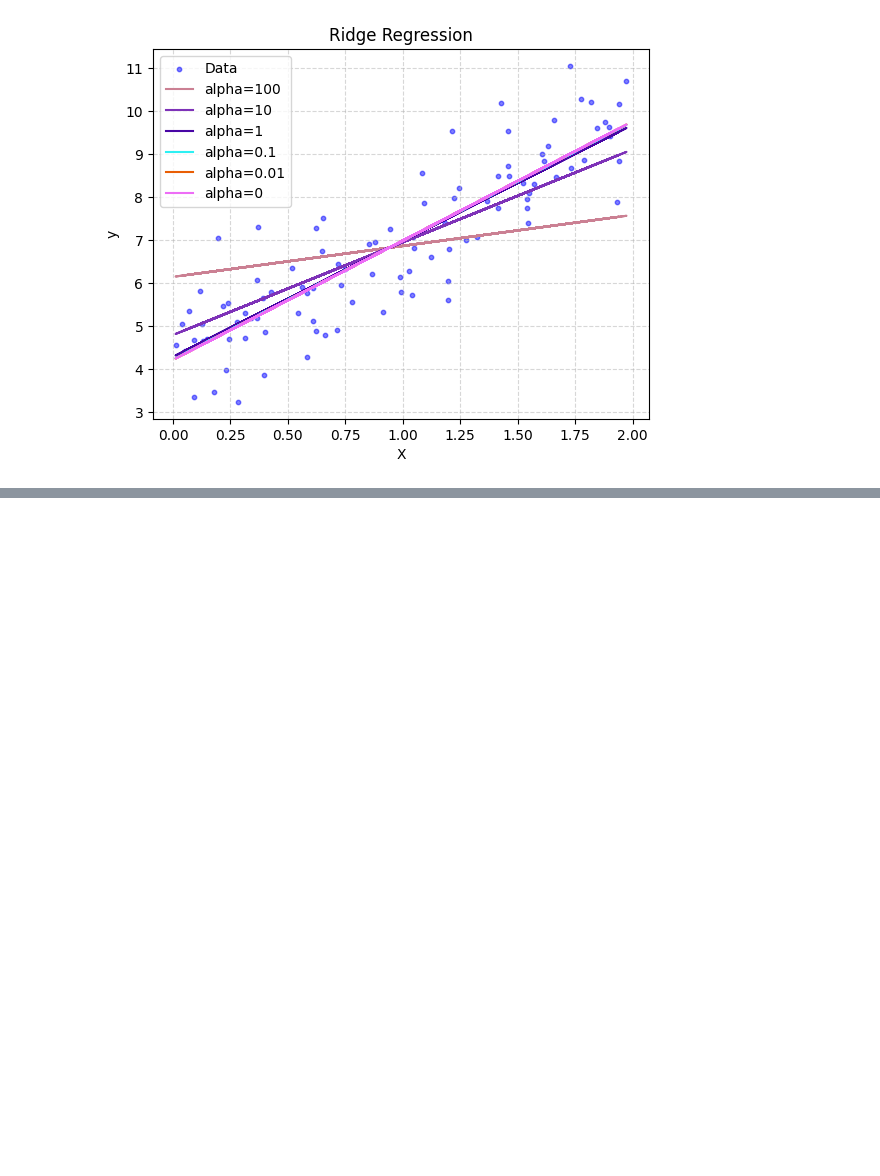
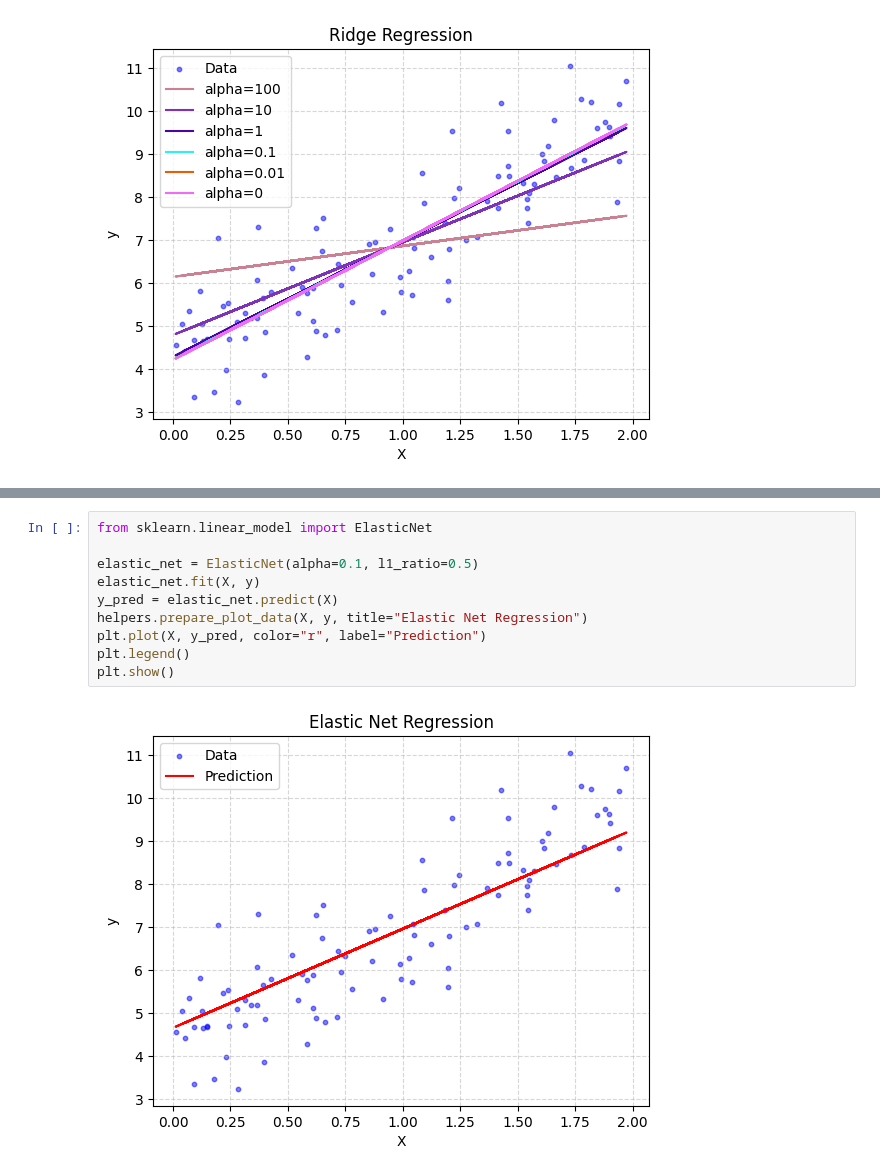
Before and after one commit to tsarevboris/ai-explore, a Jupyter notebook: notebooks/learn/regularized_linear.ipynb, the cells around one changed output, grey strips where cells are left out. Cells and saved outputs as stored; diff of their text form; blank space fills up the shorter version.

```diff
--- a/notebooks/learn/regularized_linear.ipynb
+++ b/notebooks/learn/regularized_linear.ipynb
@@ -45,0 +66,12 @@ plt.show()
+# %%
+from sklearn.linear_model import ElasticNet
+
+elastic_net = ElasticNet(alpha=0.1, l1_ratio=0.5)
+elastic_net.fit(X, y)
+y_pred = elastic_net.predict(X)
+helpers.prepare_plot_data(X, y, title="Elastic Net Regression")
+plt.plot(X, y_pred, color="r", label="Prediction")
+plt.legend()
+plt.show()
+# %% [output]
+[figure, added]
```
Also changed, not shown: parts of 6 cells of this notebook, 7 other files.
